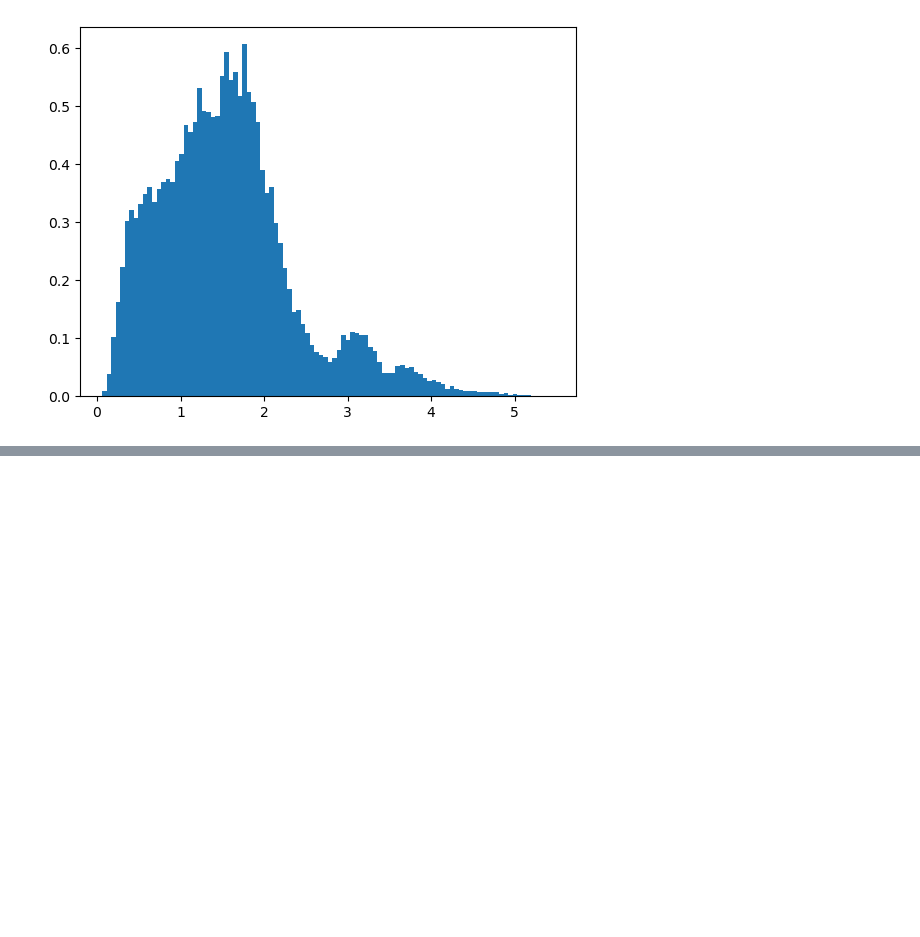
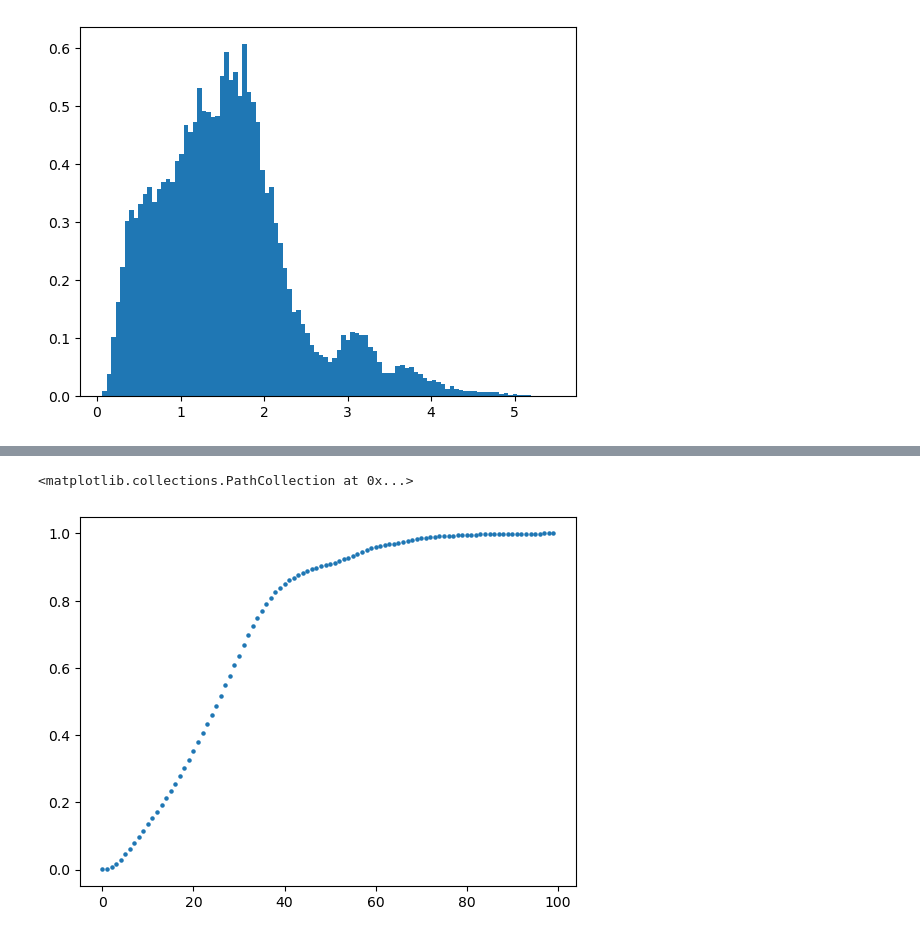
Before and after one commit to NiccoManto01/ilovegit, a Jupyter notebook: Lezioni/Lezione_4/clon_quas.ipynb, the cells around one changed output, grey strips where cells are left out. Saved outputs shown, nothing was run; the diff lists cells and outputs as text; code cells hidden in the pictures; blank space fills up the shorter version.

```diff
--- a/Lezioni/Lezione_4/clon_quas.ipynb
+++ b/Lezioni/Lezione_4/clon_quas.ipynb
@@ -74,0 +75,11 @@ plt.show()
+# %%
+#METODO CDF INVERSA
+bin_width = (xmax-xmin)/n_bin
+cdf = np.array(())
+cdf = np.append(cdf, freq[0]*bin_width)
+for i in range(1, n_bin):
+    cdf = np.append(cdf, (cdf[i-1] + freq[i]*bin_width))
+plt.scatter(np.arange(n_bin),cdf, s=5)
+# %% [output]
+<matplotlib.collections.PathCollection at 0x...>
+[figure, added]
```
Also changed, not shown: parts of 5 cells of this notebook.
